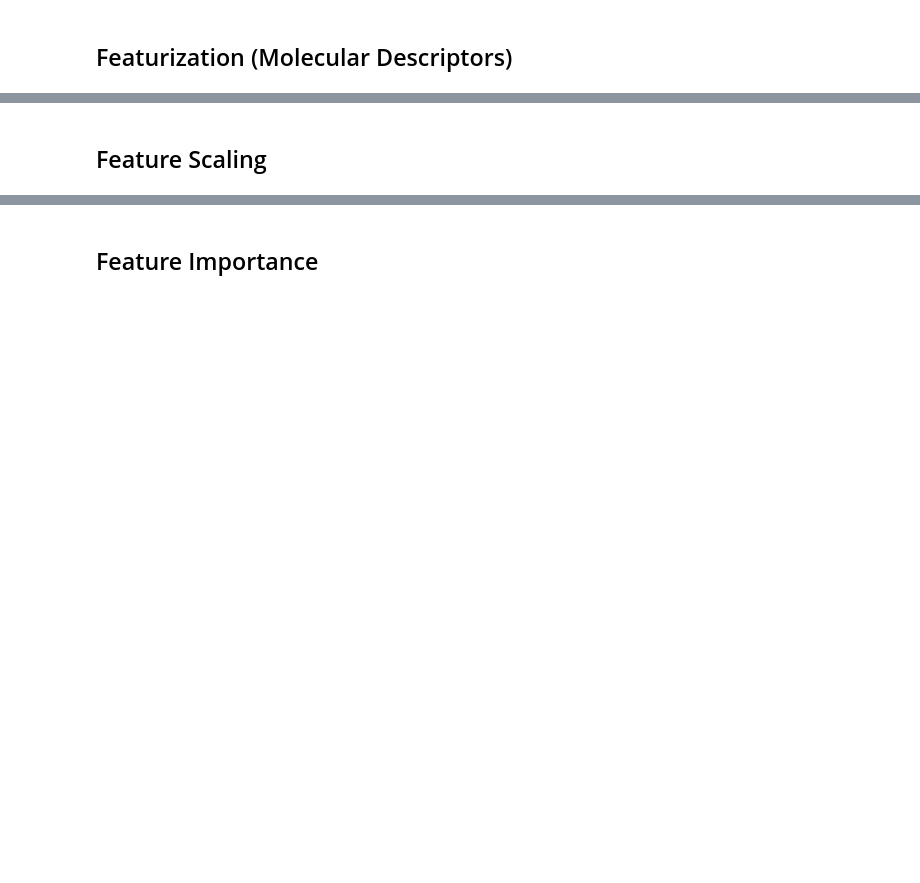
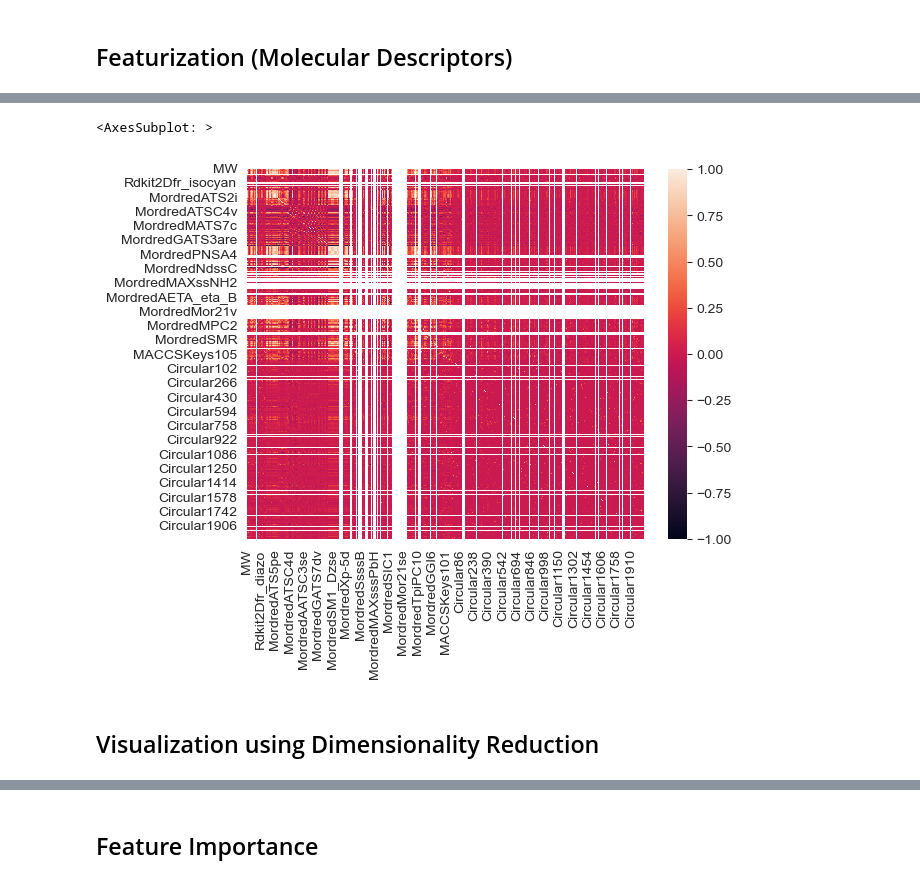
Before and after one commit to ECburx/ML-Solubility-Prediction, a Jupyter notebook: data/data_processing.ipynb, the cells around one changed output, grey strips where cells are left out. Saved outputs shown, nothing was run; the diff lists cells and outputs as text; code cells hidden in the pictures; blank space fills up the shorter version.

```diff
--- a/data/data_processing.ipynb
+++ b/data/data_processing.ipynb
@@ -137,12 +116,17 @@ pd.concat([
-# %% [markdown]
-## Feature Scaling
 # %%
-trn = pd.read_csv("../data/featurized/TRN.csv")
-tst_08SC = pd.read_csv("../data/featurized/TST_2008SC.csv")
-tst1_19SC = pd.read_csv("../data/featurized/TST1_2019SC.csv")
-tst2_19SC = pd.read_csv("../data/featurized/TST2_2019SC.csv")
+trn = pd.read_csv("../data/processed/trn.feat.csv")
+tst_08SC = pd.read_csv("../data/processed/tst.08SC.feat.csv")
+tst1_19SC = pd.read_csv("../data/processed/tst.19SC.1.csv")
+tst2_19SC = pd.read_csv("../data/processed/tst.19SC.2.feat.csv")
 # %%
-trn_y, trn_X = trn["Solubility"], trn.drop("Solubility", axis=1)
-tst_08SC_y, tst_08SC_X = tst_08SC["Solubility"], tst_08SC.drop("Solubility", axis=1)
-tst1_19SC_y, tst1_19SC_X = tst1_19SC["Solubility"], tst1_19SC.drop("Solubility", axis=1)
-tst2_19SC_y, tst2_19SC_X = tst2_19SC["Solubility"], tst2_19SC.drop("Solubility", axis=1)
+trn_y, trn_X = trn["Solubility"], trn.drop(["Solubility", "Name", "SMILES"], axis=1)
+tst_08SC_y, tst_08SC_X = tst_08SC["Solubility"], tst_08SC.drop(["Solubility", "Name", "SMILES"], axis=1)
+tst1_19SC_y, tst1_19SC_X = tst1_19SC["Solubility"], tst1_19SC.drop(["Solubility", "Name", "SMILES"], axis=1)
+tst2_19SC_y, tst2_19SC_X = tst2_19SC["Solubility"], tst2_19SC.drop(["Solubility", "Name", "SMILES"], axis=1)
+# %%
+sns.heatmap(trn_X.corr())
+# %% [output]
+<AxesSubplot: >
+[figure, added]
+# %% [markdown]
+## Visualization using Dimensionality Reduction
```
Also changed, not shown: parts of 27 cells of this notebook, 10 other files.
